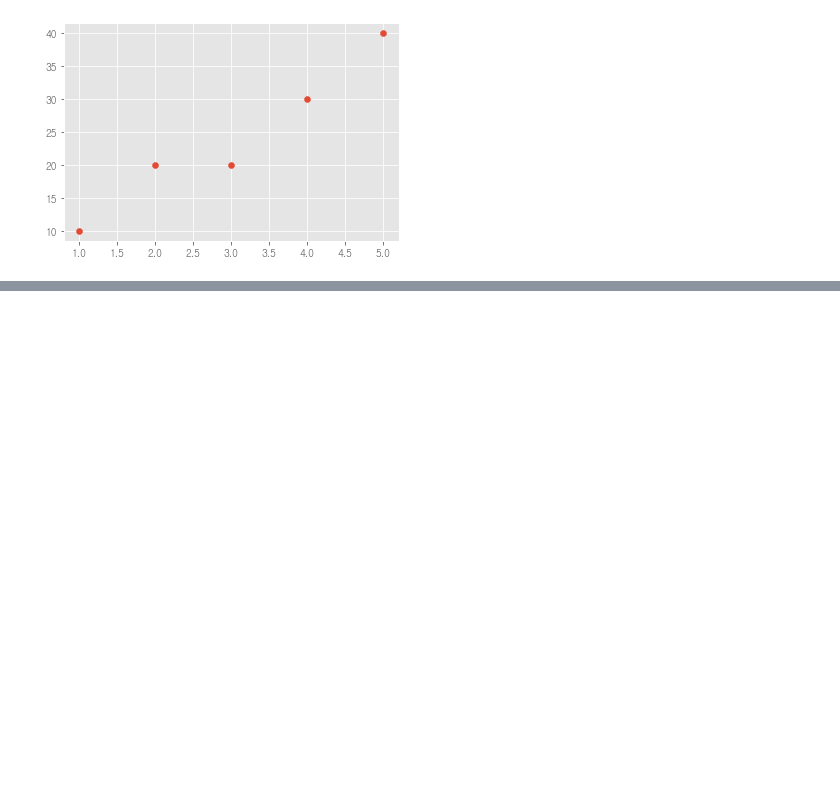
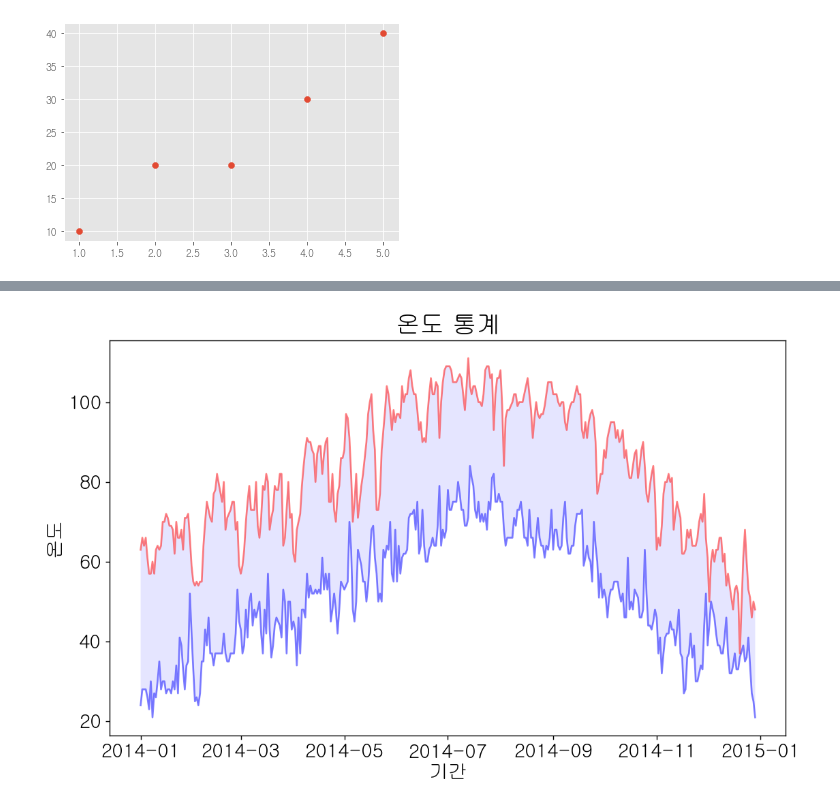
Before and after one commit to hoochh/python_lecture, a Jupyter notebook: v_ch1_matplotlib.ipynb, the cells around one changed output, grey strips where cells are left out. Drawn from its saved outputs; the diff is of its cells as text; code cells hidden in the pictures; blank space fills up the shorter version.

```diff
--- a/v_ch1_matplotlib.ipynb
+++ b/v_ch1_matplotlib.ipynb
@@ -222,3 +225,47 @@ plt.scatter(df["x"],df["y"])
 0.970725343394151
 <matplotlib.collections.PathCollection at 0x...>
 [figure]
+# %%
+import csv
+from datetime import datetime
+from matplotlib import pyplot as plt
+from matplotlib import rc, font_manager
+# 한글 처리를 위해 폰트 설정
+fontname="C:/Windows/Fonts/gulim.ttc"
+font_name=font_manager.FontProperties(fname=fontname).get_name()
+rc('font',family=font_name)
+
+filename='temperature_2014.csv'
+with open(filename) as f:
+    reader=csv.reader(f)
+    header_row=next(reader)
+    dates, highs, lows=[],[],[]
+    for row in reader:
+        try:
+            #strftime: 날짜를 문자열로
+            #strptime: 문자열을 날짜로
+            current_date=datetime.strptime(row[0],"%Y-%m-%d")
+            high=int(row[1]) #최고 온도
+            low=int(row[3]) #최저 온도
+        except ValueError:
+            print(current_date, 'missing date')
+        else: #예외가 발생하지 않으면 리스트 추가
+            dates.append(current_date)
+            highs.append(high)
+            lows.append(low)
+# 그래프 생성
+fig=plt.figure(dpi=128,figsize=(10,6))
+# x축 dates, y축 highs, 색상 red
+# 투명도 0.5, 범위 0.0~1.0
+plt.plot(dates,highs, c='red',alpha=0.5)
+plt.plot(dates,lows, c='blue',alpha=0.5)
+# 두 개의 선 사이(highs~lows)를 색칠함, alpha=0.1, 투명도 0.1
+plt.fill_between(dates,highs,lows,facecolor='blue',alpha=0.1)
+# 그래프 스타일
+plt.title('온도 통계',fontsize=20)
+plt.xlabel('기간',fontsize=16)
+plt.ylabel('온도',fontsize=16)
+plt.tick_params(axis='both',labelsize=16) #눈금 표시
+plt.savefig('chart.png',dpi=400,bbox_inches='tight')
+plt.show()
+# %% [output]
@@ -224,0 +273 @@ plt.scatter(df["x"],df["y"])
+[figure, added]
```
Also changed, not shown: parts of 6 cells of this notebook, 6 other files.
